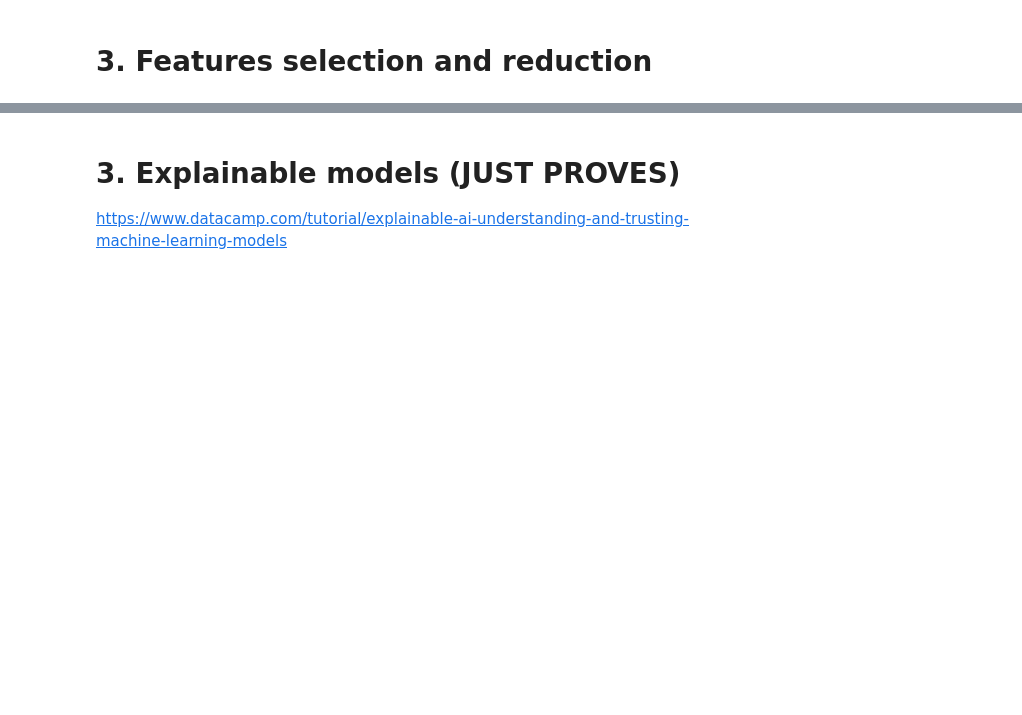
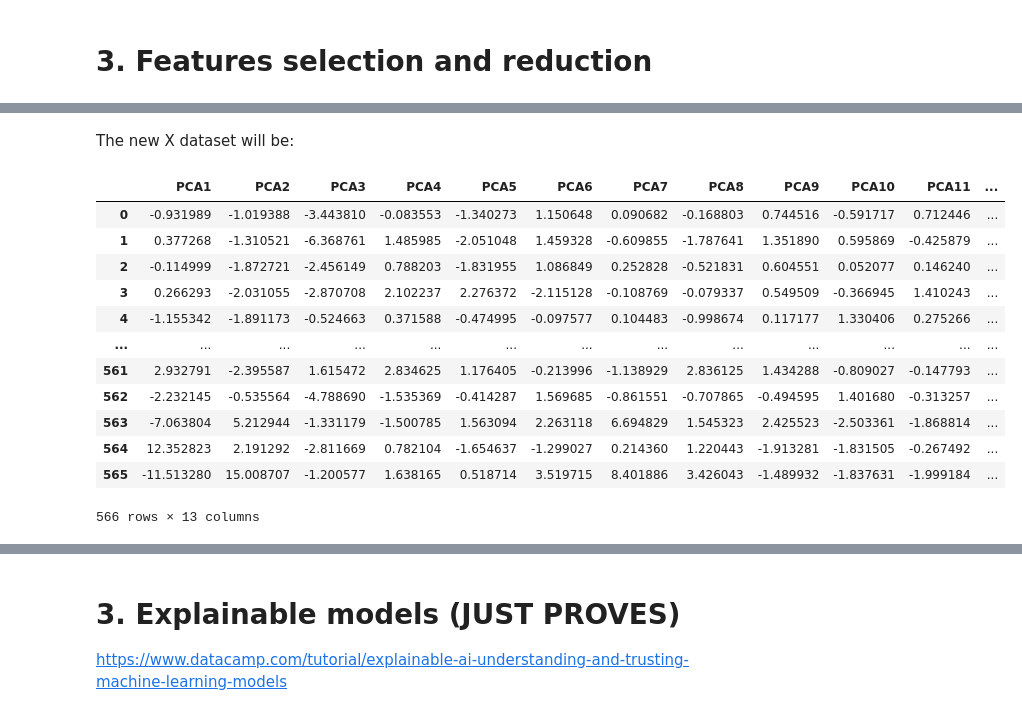
Before and after one commit to ecanlar/BDS-UPV-project, a Jupyter notebook: Implementation.ipynb, the cells around one changed output, grey strips where cells are left out. Saved outputs shown, nothing was run; the diff lists cells and outputs as text; code cells hidden in the pictures; blank space fills up the shorter version.

```diff
--- a/Implementation.ipynb
+++ b/Implementation.ipynb
@@ -220,0 +248,20 @@ plt.show()
+# %% [markdown]
+The new X dataset will be:
+# %%
+principal_df = pd.DataFrame(data = pca2
+             , columns = ["PCA"+str(i+1) for i in range(len(expVar))])
+principal_df
+# %% [output]
+|  | PCA1 | PCA2 | PCA3 | PCA4 | PCA5 | PCA6 | PCA7 | PCA8 | PCA9 | PCA10 | PCA11 | ... |
+| 0 | -0.931989 | -1.019388 | -3.443810 | -0.083553 | -1.340273 | 1.150648 | 0.090682 | -0.168803 | 0.744516 | -0.591717 | 0.712446 | ... |
+| 1 | 0.377268 | -1.310521 | -6.368761 | 1.485985 | -2.051048 | 1.459328 | -0.609855 | -1.787641 | 1.351890 | 0.595869 | -0.425879 | ... |
+| 2 | -0.114999 | -1.872721 | -2.456149 | 0.788203 | -1.831955 | 1.086849 | 0.252828 | -0.521831 | 0.604551 | 0.052077 | 0.146240 | ... |
+| 3 | 0.266293 | -2.031055 | -2.870708 | 2.102237 | 2.276372 | -2.115128 | -0.108769 | -0.079337 | 0.549509 | -0.366945 | 1.410243 | ... |
+| 4 | -1.155342 | -1.891173 | -0.524663 | 0.371588 | -0.474995 | -0.097577 | 0.104483 | -0.998674 | 0.117177 | 1.330406 | 0.275266 | ... |
+| ... | ... | ... | ... | ... | ... | ... | ... | ... | ... | ... | ... | ... |
+| 561 | 2.932791 | -2.395587 | 1.615472 | 2.834625 | 1.176405 | -0.213996 | -1.138929 | 2.836125 | 1.434288 | -0.809027 | -0.147793 | ... |
+| 562 | -2.232145 | -0.535564 | -4.788690 | -1.535369 | -0.414287 | 1.569685 | -0.861551 | -0.707865 | -0.494595 | 1.401680 | -0.313257 | ... |
+| 563 | -7.063804 | 5.212944 | -1.331179 | -1.500785 | 1.563094 | 2.263118 | 6.694829 | 1.545323 | 2.425523 | -2.503361 | -1.868814 | ... |
+| 564 | 12.352823 | 2.191292 | -2.811669 | 0.782104 | -1.654637 | -1.299027 | 0.214360 | 1.220443 | -1.913281 | -1.831505 | -0.267492 | ... |
+| 565 | -11.513280 | 15.008707 | -1.200577 | 1.638165 | 0.518714 | 3.519715 | 8.401886 | 3.426043 | -1.489932 | -1.837631 | -1.999184 | ... |
+566 rows × 13 columns
```
Also changed, not shown: parts of 19 cells of this notebook, 1 other file.
